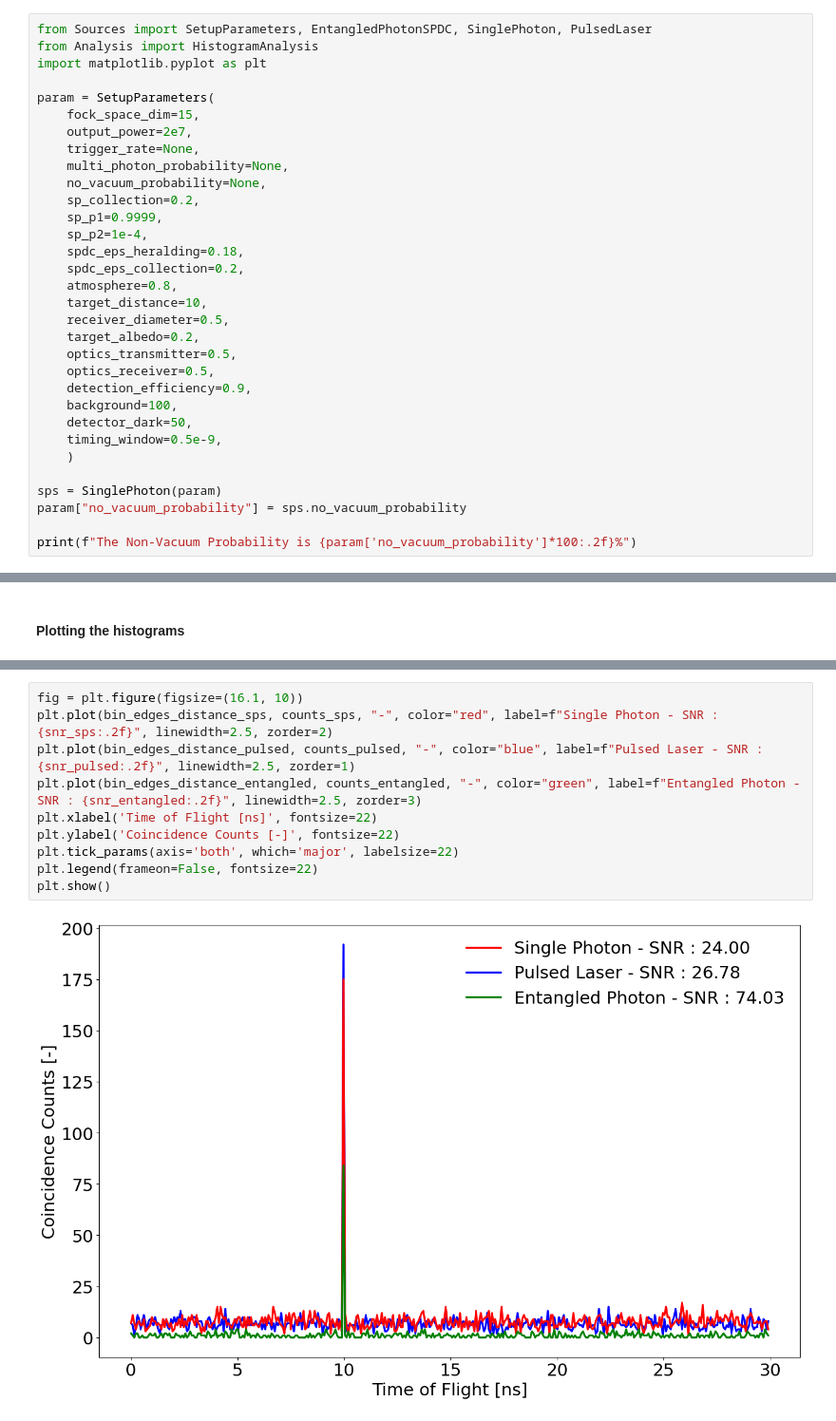
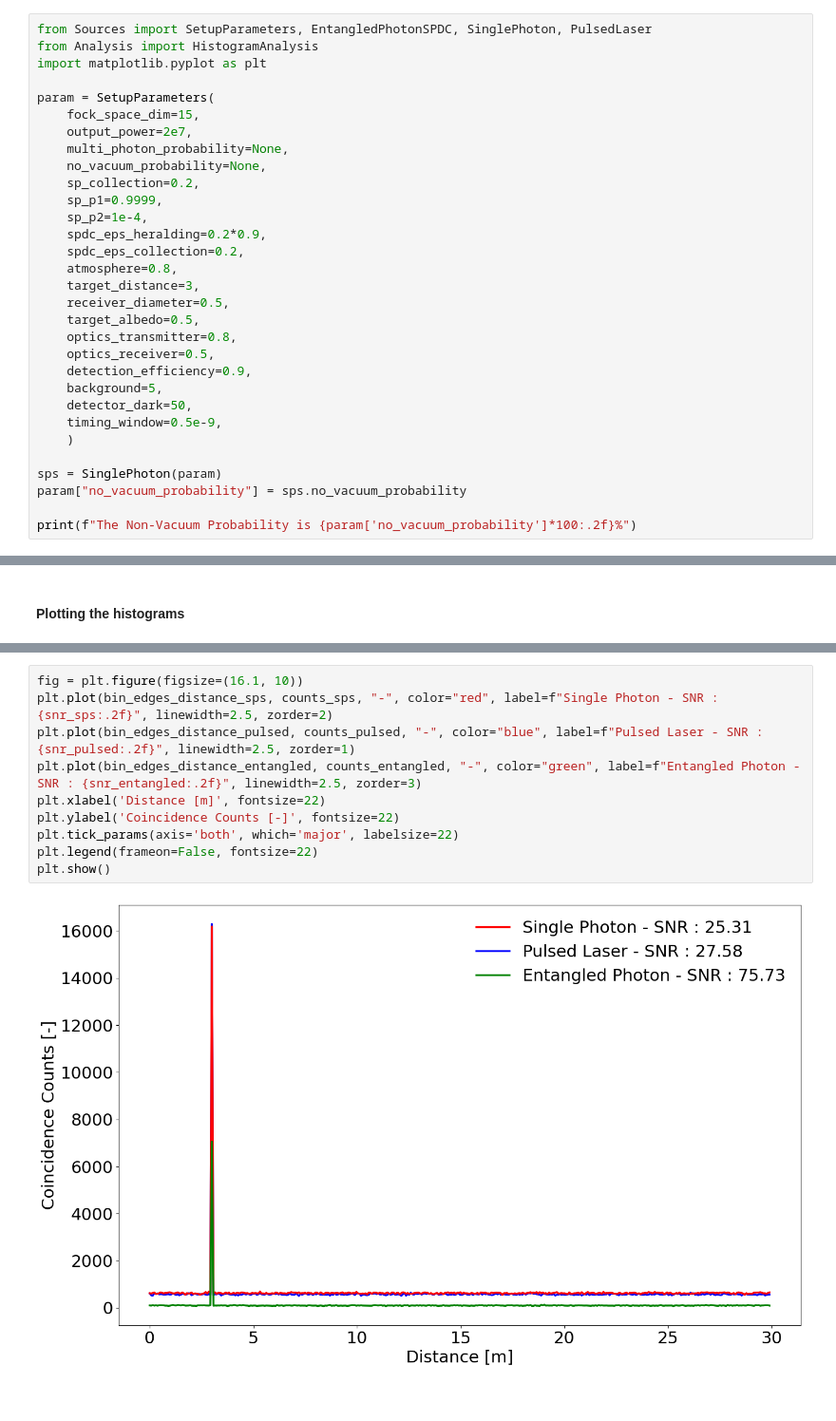
Before and after one commit to Comparison-of-Quantum-Lidars/Single-Photon-Level-Sources-in-Quantum-Lidar, a Jupyter notebook: Tutorials/Histogram simulation.ipynb, the cells around one changed output, grey strips where cells are left out. Shown at 95% size. Drawn from its saved outputs; the diff is of its cells as text.

```diff
--- a/Tutorials/Histogram simulation.ipynb
+++ b/Tutorials/Histogram simulation.ipynb
@@ -29,22 +29,21 @@ import matplotlib.pyplot as plt
 param = SetupParameters(
 	fock_space_dim=15,
 	output_power=2e7,
-	trigger_rate=None,
 	multi_photon_probability=None,
 	no_vacuum_probability=None,
 	sp_collection=0.2,
 	sp_p1=0.9999,
 	sp_p2=1e-4,
-	spdc_eps_heralding=0.18,
+	spdc_eps_heralding=0.2*0.9,
 	spdc_eps_collection=0.2,
 	atmosphere=0.8,
-	target_distance=10,
+	target_distance=3,
 	receiver_diameter=0.5,
-	target_albedo=0.2,
-	optics_transmitter=0.5,
+	target_albedo=0.5,
+	optics_transmitter=0.8,
 	optics_receiver=0.5,
 	detection_efficiency=0.9,
-	background=100,
+	background=5,
 	detector_dark=50,
 	timing_window=0.5e-9,
 	)
@@ -130,12 +129,12 @@ plt.show()
 # %%
 fig = plt.figure(figsize=(16.1, 10))
 plt.plot(bin_edges_distance_sps, counts_sps, "-", color="red", label=f"Single Photon - SNR : {snr_sps:.2f}", linewidth=2.5, zorder=2)
 plt.plot(bin_edges_distance_pulsed, counts_pulsed, "-", color="blue", label=f"Pulsed Laser - SNR : {snr_pulsed:.2f}", linewidth=2.5, zorder=1)
 plt.plot(bin_edges_distance_entangled, counts_entangled, "-", color="green", label=f"Entangled Photon - SNR : {snr_entangled:.2f}", linewidth=2.5, zorder=3)
-plt.xlabel('Time of Flight [ns]', fontsize=22)
+plt.xlabel('Distance [m]', fontsize=22)
 plt.ylabel('Coincidence Counts [-]', fontsize=22)
 plt.tick_params(axis='both', which='major', labelsize=22)
 plt.legend(frameon=False, fontsize=22)
 plt.show()
 # %% [output]
-[figure, old version]
+[figure, new version]
```
Also changed, not shown: parts of 3 cells of this notebook.
